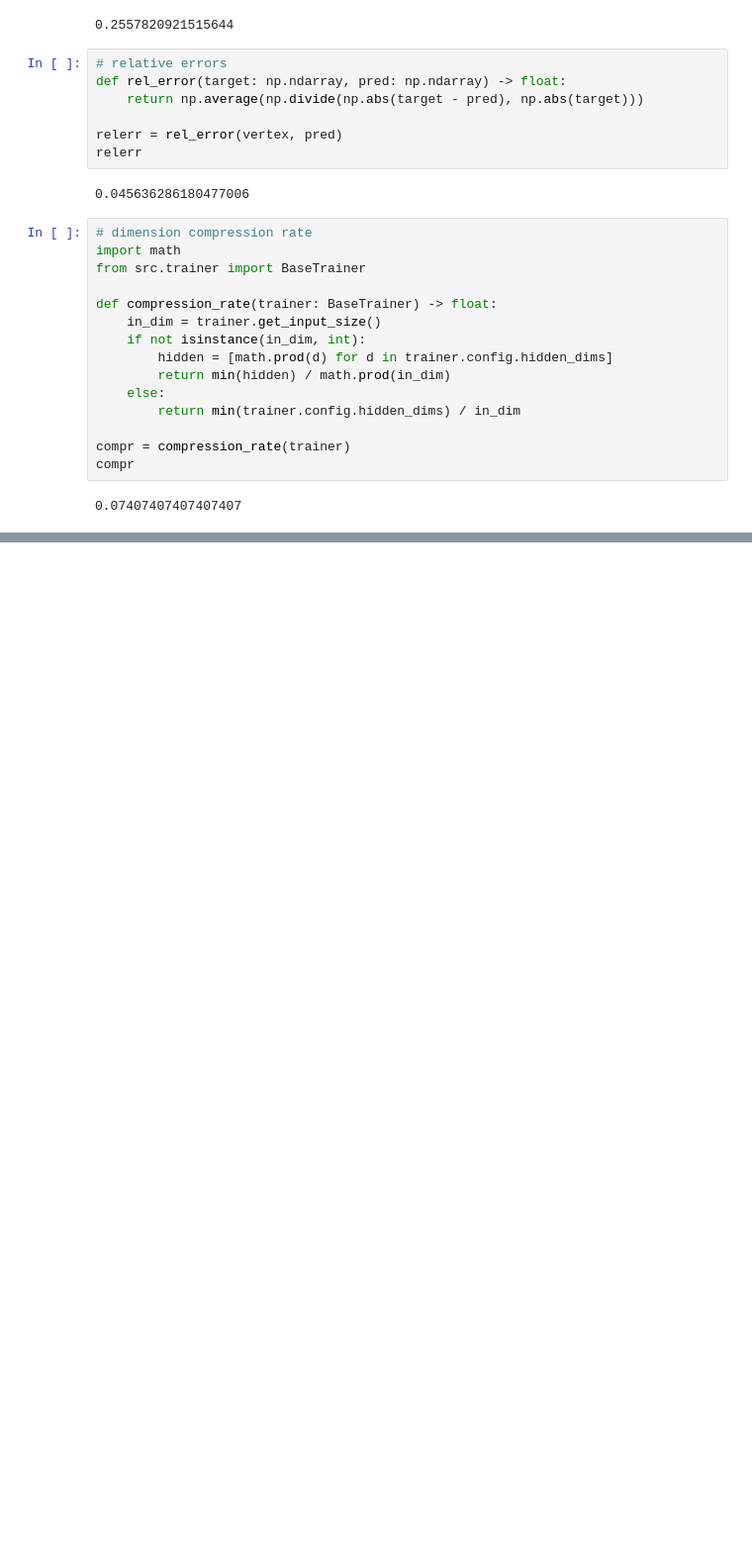
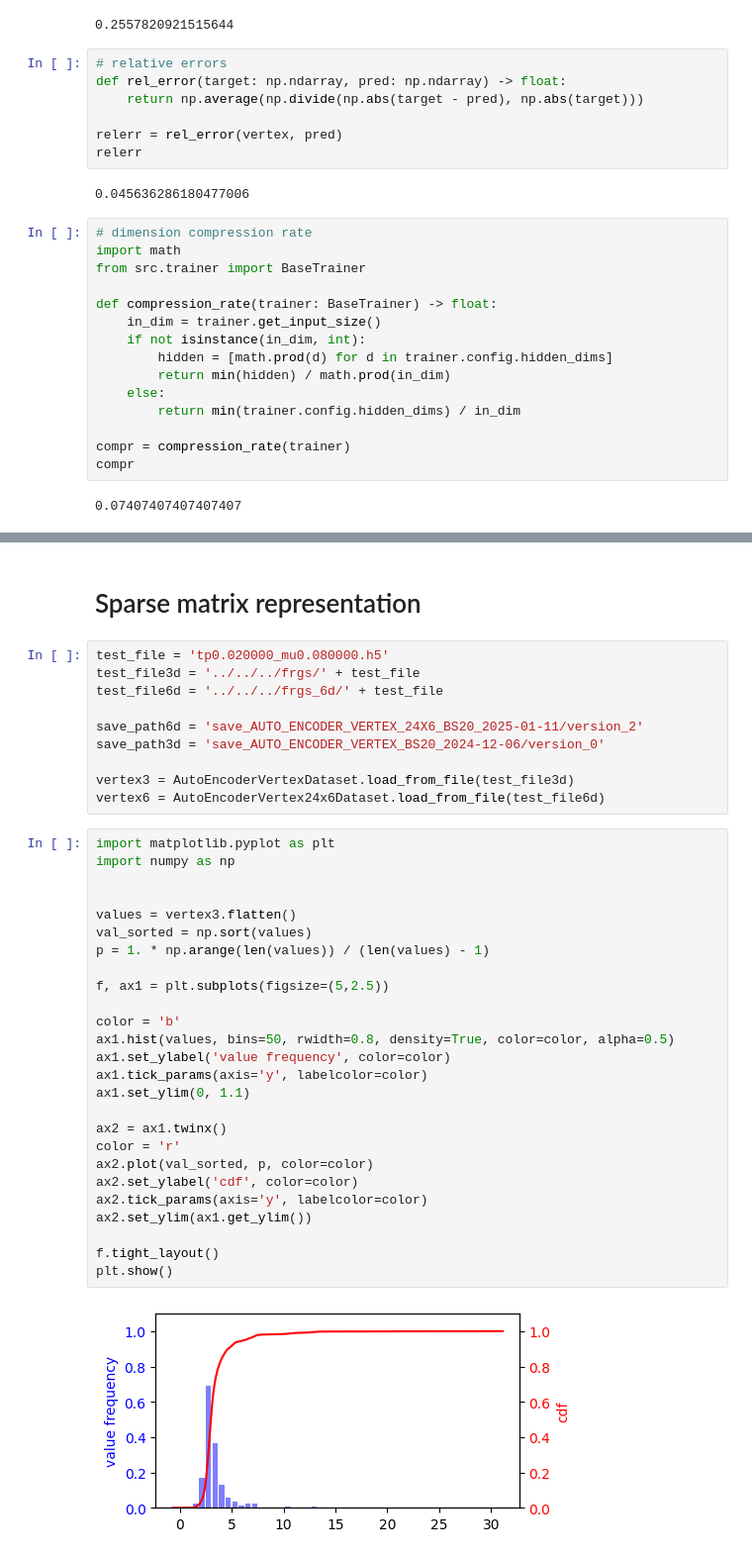
Before and after one commit to DanielSpringer/PhysML, a Jupyter notebook: notebooks/vertex/dev_seb.ipynb, the cells around one changed output, grey strips where cells are left out. Shown at 99% size. Drawn from its saved outputs; the diff is of its cells as text; blank space fills up the shorter version.

Commit message:
add SVD analysis and sparse matrix training

```diff
--- a/notebooks/vertex/dev_seb.ipynb
+++ b/notebooks/vertex/dev_seb.ipynb
@@ -509,0 +558,40 @@ compr
+# %% [markdown]
+# Sparse matrix representation
+# %%
+test_file = 'tp0.020000_mu0.080000.h5'
+test_file3d = '../../../frgs/' + test_file
+test_file6d = '../../../frgs_6d/' + test_file
+
+save_path6d = 'save_AUTO_ENCODER_VERTEX_24X6_BS20_2025-01-11/version_2'
+save_path3d = 'save_AUTO_ENCODER_VERTEX_BS20_2024-12-06/version_0'
+
+vertex3 = AutoEncoderVertexDataset.load_from_file(test_file3d)
+vertex6 = AutoEncoderVertex24x6Dataset.load_from_file(test_file6d)
+# %%
+import matplotlib.pyplot as plt
+import numpy as np
+
+
+values = vertex3.flatten()
+val_sorted = np.sort(values)
+p = 1. * np.arange(len(values)) / (len(values) - 1)
+
+f, ax1 = plt.subplots(figsize=(5,2.5))
+
+color = 'b'
+ax1.hist(values, bins=50, rwidth=0.8, density=True, color=color, alpha=0.5)
+ax1.set_ylabel('value frequency', color=color)
+ax1.tick_params(axis='y', labelcolor=color)
+ax1.set_ylim(0, 1.1)
+
+ax2 = ax1.twinx()
+color = 'r'
+ax2.plot(val_sorted, p, color=color)
+ax2.set_ylabel('cdf', color=color)
+ax2.tick_params(axis='y', labelcolor=color)
+ax2.set_ylim(ax1.get_ylim())
+
+f.tight_layout()
+plt.show()
+# %% [output]
+[figure, added]
```
Also changed, not shown: parts of 19 cells of this notebook, 11 other files.
